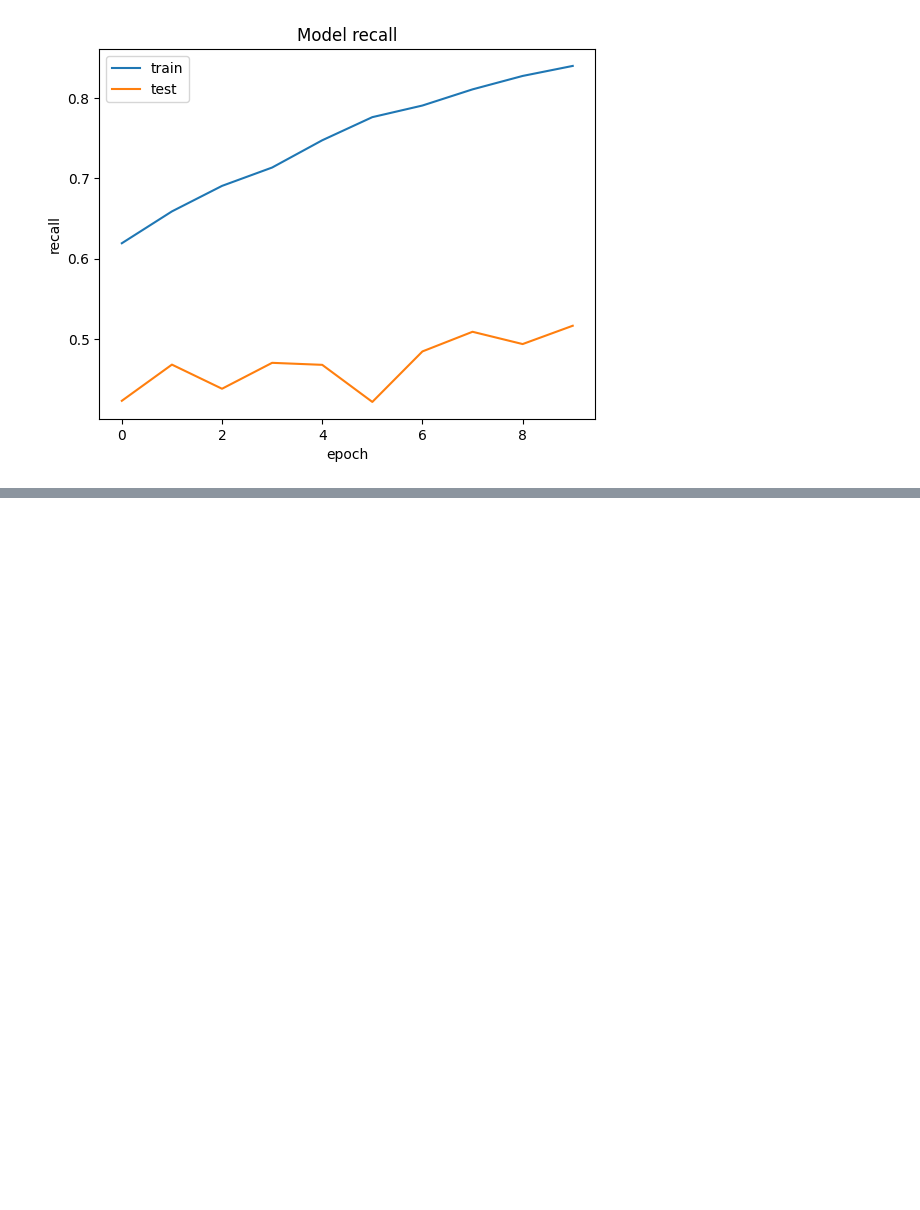
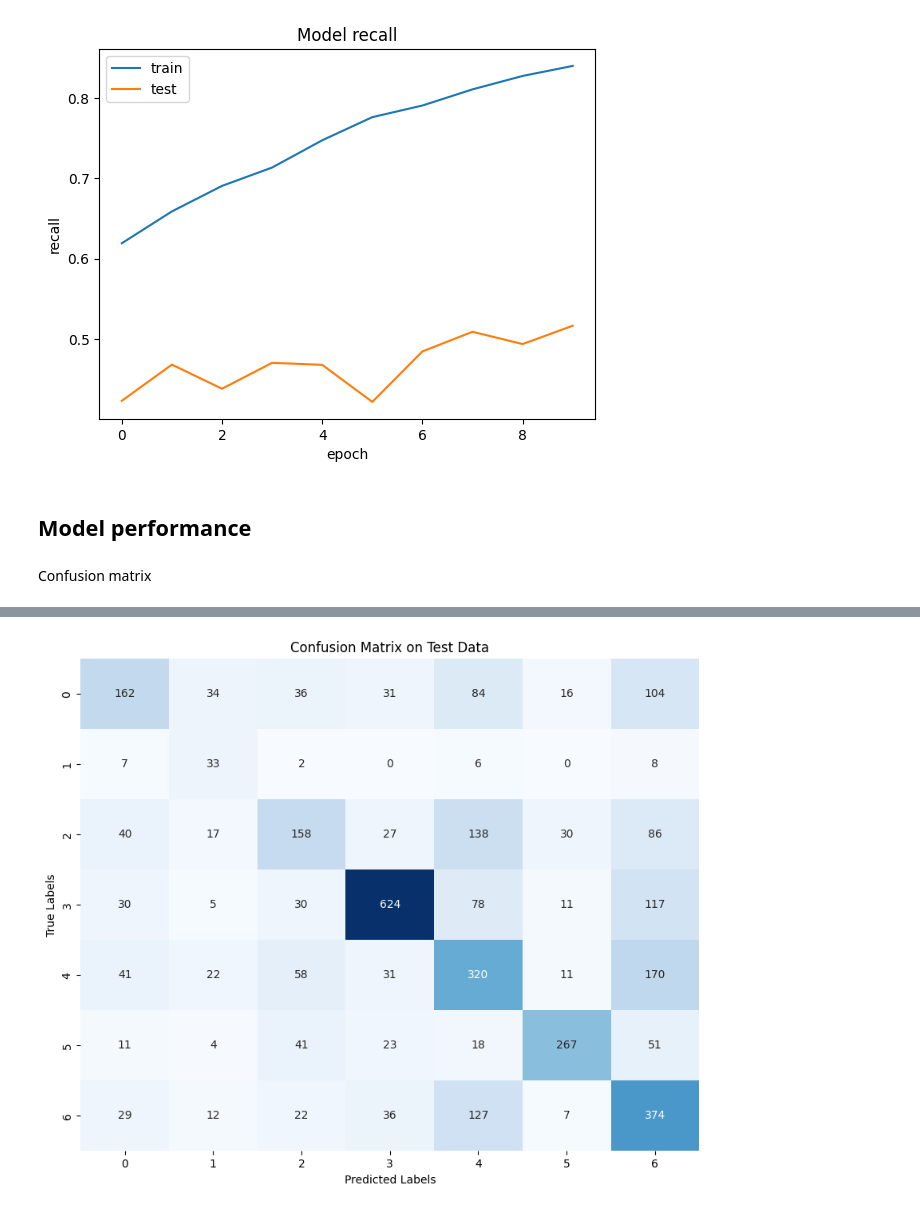
Before and after one commit to nicoFerreira95/face-expression-recognition, a Jupyter notebook: model_tuning_regularization.ipynb, the cells around one changed output, grey strips where cells are left out. Saved outputs shown, nothing was run; the diff lists cells and outputs as text; code cells hidden in the pictures; blank space fills up the shorter version.

Commit message:
Added performance metrics and examples

```diff
--- a/model_tuning_regularization.ipynb
+++ b/model_tuning_regularization.ipynb
@@ -523,3 +523,27 @@ Epoch 10/10
 [figure]
 [figure]
 [figure]
+# %% [markdown]
+## Model performance
+# %% [markdown]
+Confusion matrix
+# %%
+import seaborn as sns
+from sklearn.metrics import confusion_matrix
+
+# Generate predictions on the test set
+predictions = best_model_early.predict(test_imgs)
+y_pred = np.argmax(predictions, axis=1)
+y_true = np.argmax(test_lbls, axis=1)
+
+# Create the confusion matrix
+cm = confusion_matrix(y_true, y_pred)
+
+# Plot the confusion matrix using seaborn
+plt.figure(figsize=(10, 8))
+sns.heatmap(cm, annot=True, fmt='d', cmap='Blues', cbar=False)
+plt.title('Confusion Matrix on Test Data')
+plt.xlabel('Predicted Labels')
+plt.ylabel('True Labels')
+plt.show()
+# %% [output]
@@ -525,0 +551 @@ Epoch 10/10
+[figure, added]
```
Also changed, not shown: parts of 5 cells of this notebook, 1 other file.
